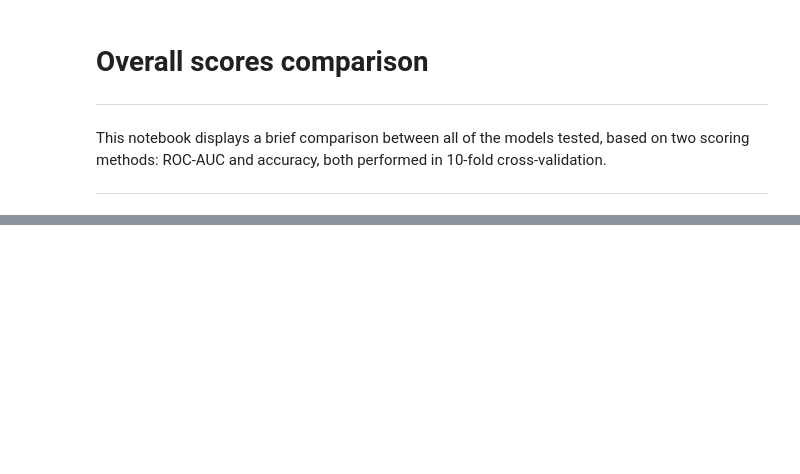
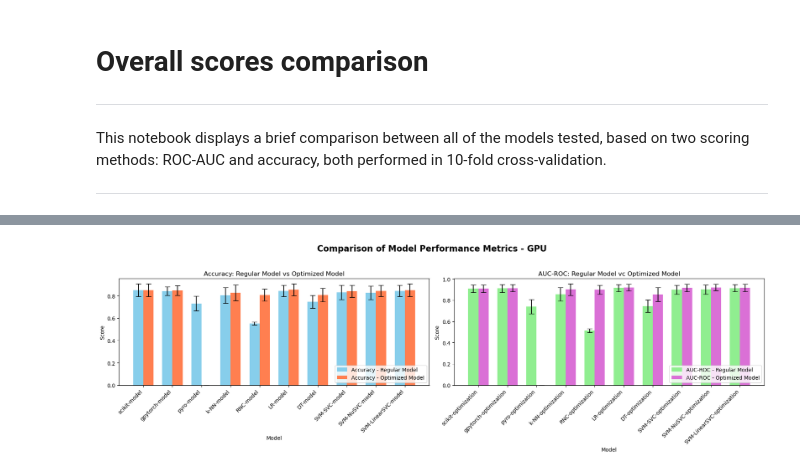
Before and after one commit to alicevk/GP-comparative-analysis, a Jupyter notebook: 6-General-Comparison/2-score-comparison.ipynb, the cells around one changed output, grey strips where cells are left out. Cells and saved outputs as stored; diff of their text form; code cells hidden in the pictures; blank space fills up the shorter version.

```diff
--- a/6-General-Comparison/2-score-comparison.ipynb
+++ b/6-General-Comparison/2-score-comparison.ipynb
@@ -37,0 +53,42 @@ display(optim_df)
+# %%
+
+# Set up the figure with 2 subplots (one for models and one for optimizations)
+fig, axs = plt.subplots(1, 2, figsize=(18, 6))
+
+# Plot for Models (Accuracy and AUC-ROC with error bars)
+x = np.arange(len(model_df_gpu.index))
+width = 0.35  # the width of the bars
+
+# Accuracy and AUC-ROC bars for models
+bars1 = axs[0].bar(x - width/2, model_df_gpu['Accuracy'], width, yerr=model_df_gpu['Accuracy STD'], label='Accuracy - Regular Model', color='skyblue', capsize=5)
+bars2 = axs[0].bar(x + width/2, optim_df_gpu['Accuracy'], width, yerr=optim_df_gpu['Accuracy STD'], label='Accuracy - Optimized Model', color='coral', capsize=5)
+
+# Customize the model plot
+axs[0].set_title('Accuracy: Regular Model vs Optimized Model')
+axs[0].set_xlabel('Model')
+axs[0].set_ylabel('Score')
+axs[0].set_xticks(x)
+axs[0].set_xticklabels(model_df_gpu.index, rotation=45, ha='right')
+axs[0].legend()
+
+# Plot for Optimizations (Accuracy and AUC-ROC with error bars)
+x = np.arange(len(optim_df_gpu.index))
+
+# Accuracy and AUC-ROC bars for optimizations
+bars1 = axs[1].bar(x - width/2, model_df_gpu['AUC-ROC'], width, yerr=model_df_gpu['AUC-ROC STD'], label='AUC-ROC - Regular Model', color='lightgreen', capsize=5)
+bars2 = axs[1].bar(x + width/2, optim_df_gpu['AUC-ROC'], width, yerr=optim_df_gpu['AUC-ROC STD'], label='AUC-ROC - Optimized Model', color='orchid', capsize=5)
+
+# Customize the optimization plot
+axs[1].set_title('AUC-ROC: Regular Model vc Optimized Model')
+axs[1].set_xlabel('Model')
+axs[1].set_ylabel('Score')
+axs[1].set_xticks(x)
+axs[1].set_xticklabels(optim_df_gpu.index, rotation=45, ha='right')
+axs[1].legend()
+
+# Adjust layout for better spacing
+fig.suptitle('Comparison of Model Performance Metrics - GPU', fontsize=16, fontweight='bold')
+plt.tight_layout(rect=[0, 0.03, 1, 0.95])
+plt.show()
+# %% [output]
+[figure, added]
```
Also changed, not shown: parts of 2 cells of this notebook, 2 other files.
